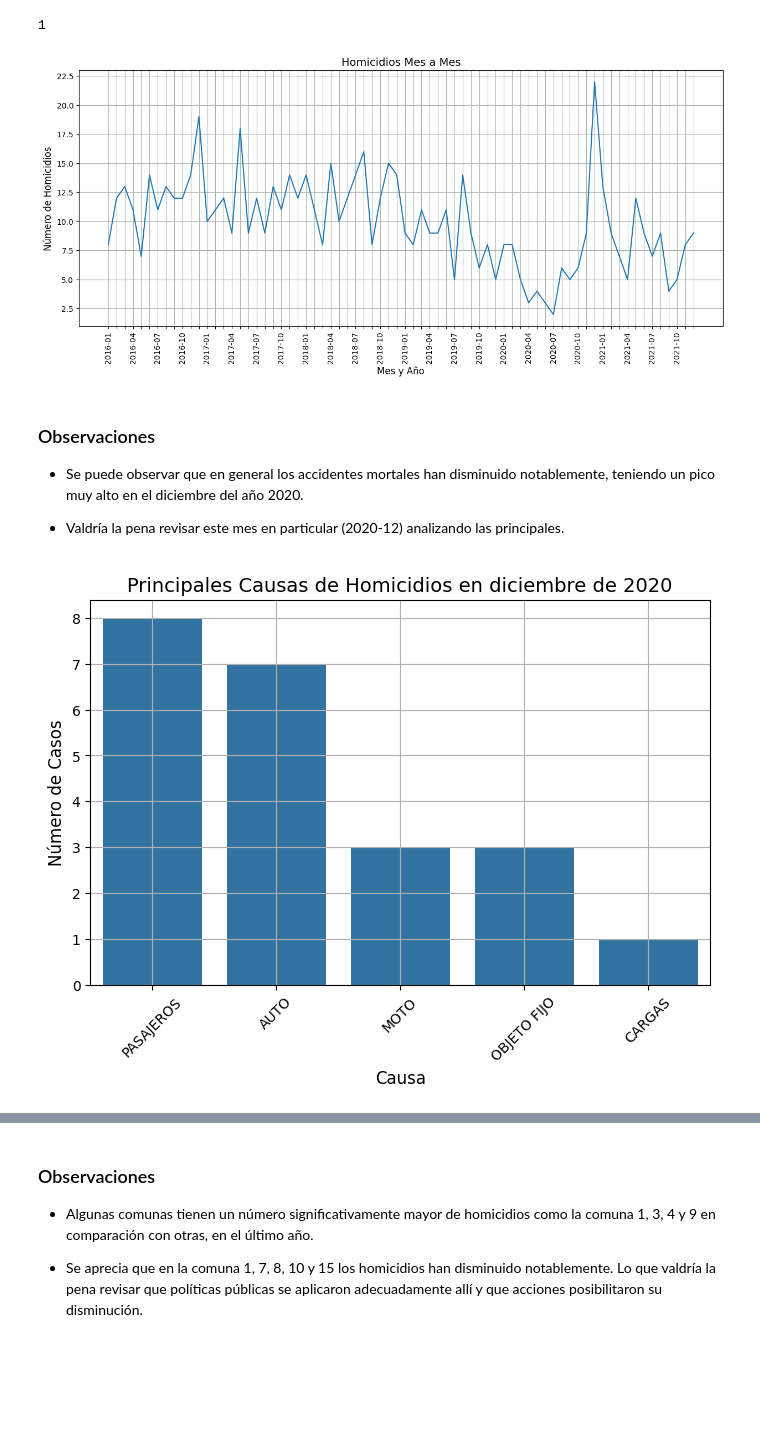
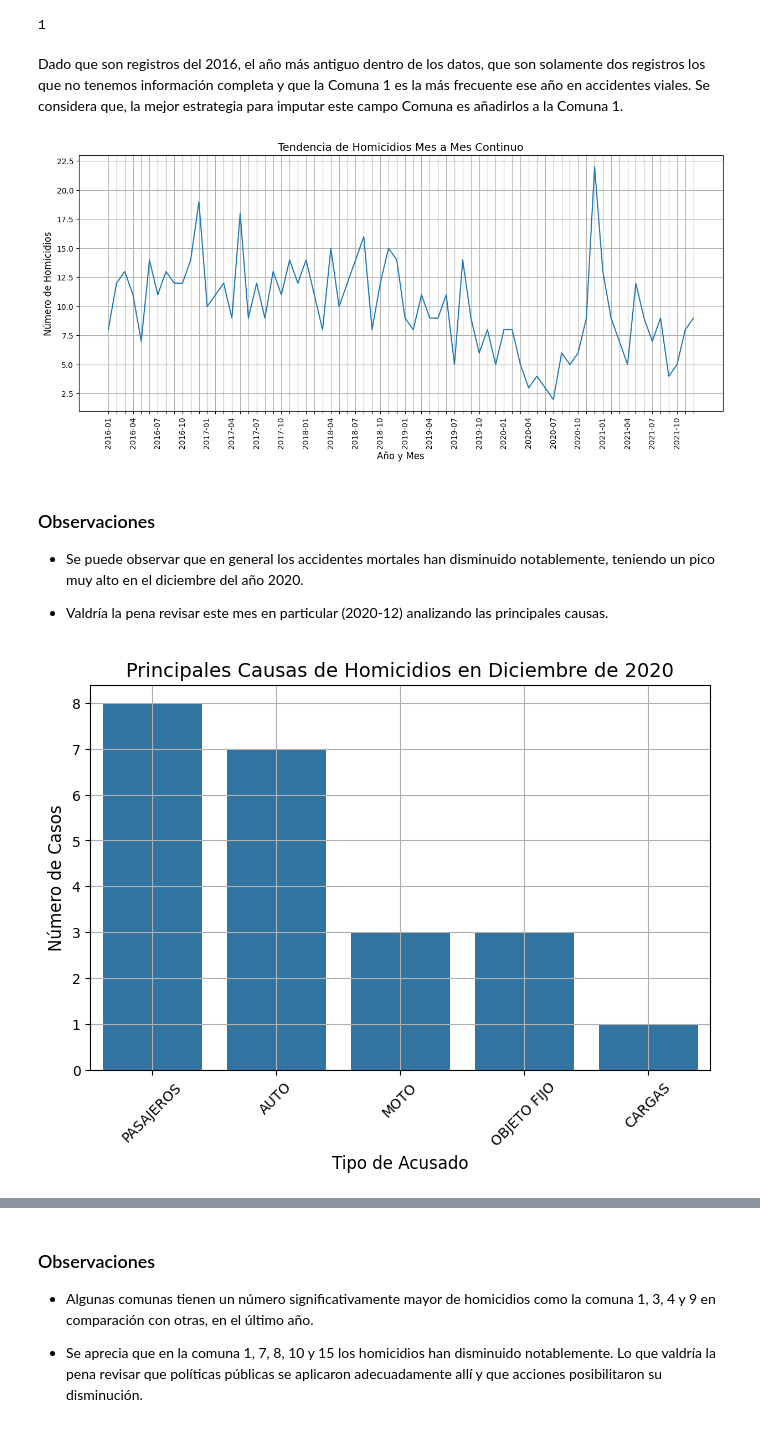
Before and after one commit to diegoavelez/Data-Analytics---Siniestros-Viales, a Jupyter notebook: notebooks/EDA-Homicidios.ipynb, the cells around one changed output, grey strips where cells are left out. Cells and saved outputs as stored; diff of their text form; code cells hidden in the pictures; blank space fills up the shorter version.

Commit message:
Requerimientos completados

```diff
--- a/notebooks/EDA-Homicidios.ipynb
+++ b/notebooks/EDA-Homicidios.ipynb
@@ -290,39 +288,41 @@ homicidios_df.to_csv('../data/homicidios.csv', index=False)
+# %% [markdown]
+Dado que son registros del 2016, el año más antiguo dentro de los datos, que son solamente dos registros los que no tenemos información completa y que la Comuna 1 es la más frecuente ese año en accidentes viales. Se considera que, la mejor estrategia para imputar este campo Comuna es añadirlos a la Comuna 1.
 # %%
 # Concatenar las columnas 'AÑO' y 'MES' para crear 'MES_AÑO'
-homicidios_df['MES_AÑO'] = homicidios_df['AÑO'].astype(str) + "-" + homicidios_df['MES'].astype(str).str.zfill(2)
+homicidios_df['AÑO_MES'] = homicidios_df['AÑO'].astype(str) + "-" + homicidios_df['MES'].astype(str).str.zfill(2)
 
 # Agrupar los datos por 'MES_AÑO' y contar los homicidios
-homicidios_mes = homicidios_df.groupby('MES_AÑO').size()
+homicidios_mes = homicidios_df.groupby('AÑO_MES').size()
 
 # Crear la gráfica de líneas
 plt.figure(figsize=(15, 6))
 sns.lineplot(x=homicidios_mes.index, y=homicidios_mes.values)
 
 # Estilizar la gráfica
 plt.xticks(rotation=90)
 # Establecer las etiquetas del eje X con una rotación de 45 grados y mostrar solo algunas etiquetas
 every_nth = 3
 for n, label in enumerate(plt.gca().xaxis.get_ticklabels()):
     if n % every_nth != 0:
         label.set_visible(False)
-plt.xlabel('Mes y Año', fontsize=12)
+plt.xlabel('Año y Mes', fontsize=12)
 plt.ylabel('Número de Homicidios', fontsize=12)
-plt.title('Homicidios Mes a Mes', fontsize=14)
+plt.title('Tendencia de Homicidios Mes a Mes Continuo', fontsize=14)
 plt.grid(True)
 
 # Mostrar la gráfica
 plt.show()
 # %% [output]
-[figure, old version]
+[figure, new version]
 # %% [markdown]
 ### Observaciones
 
 * Se puede observar que en general los accidentes mortales han disminuido notablemente, teniendo un pico muy alto en el diciembre del año 2020.
 
-* Valdría la pena revisar este mes en particular (2020-12) analizando las principales.
+* Valdría la pena revisar este mes en particular (2020-12) analizando las principales causas.
 # %%
-# Filtrar los datos para el mes de noviembre de 2020
-data_diciembre_2020 = homicidios_df[(homicidios_df['MES_AÑO'] == '2020-12')]
+# Filtrar los datos para el mes de diciembre de 2020
+data_diciembre_2020 = homicidios_df[(homicidios_df['AÑO_MES'] == '2020-12')]
 
 # Contar las ocurrencias de cada causa (CAUSADO)
 causas_diciembre_2020 = data_diciembre_2020['ACUSADO'].value_counts()
@@ -333,15 +333,15 @@ sns.barplot(x=causas_diciembre_2020.index, y=causas_diciembre_2020.values)
 
 # Estilizar la gráfica
 plt.xticks(rotation=45)
-plt.xlabel('Causa', fontsize=12)
+plt.xlabel('Tipo de Acusado', fontsize=12)
 plt.ylabel('Número de Casos', fontsize=12)
-plt.title('Principales Causas de Homicidios en diciembre de 2020', fontsize=14)
+plt.title('Principales Causas de Homicidios en Diciembre de 2020', fontsize=14)
 plt.grid(True)
 
 # Mostrar la gráfica
 plt.show()
 # %% [output]
-[figure, old version]
+[figure, new version]
 # %% [markdown]
 ### Observaciones
 
```
Also changed, not shown: parts of 39 cells of this notebook, 22 other files.
